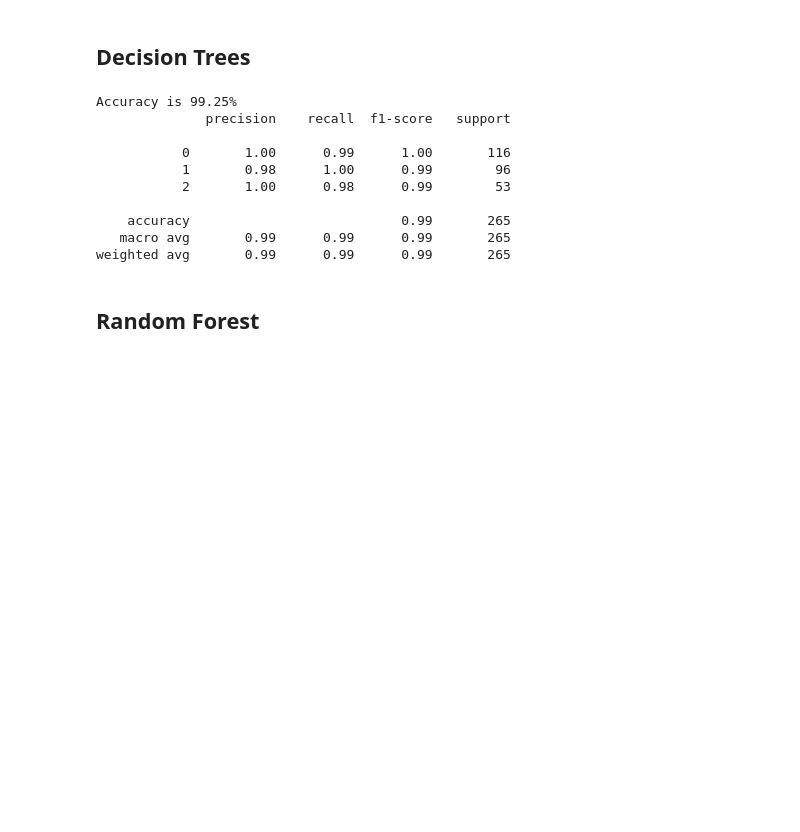
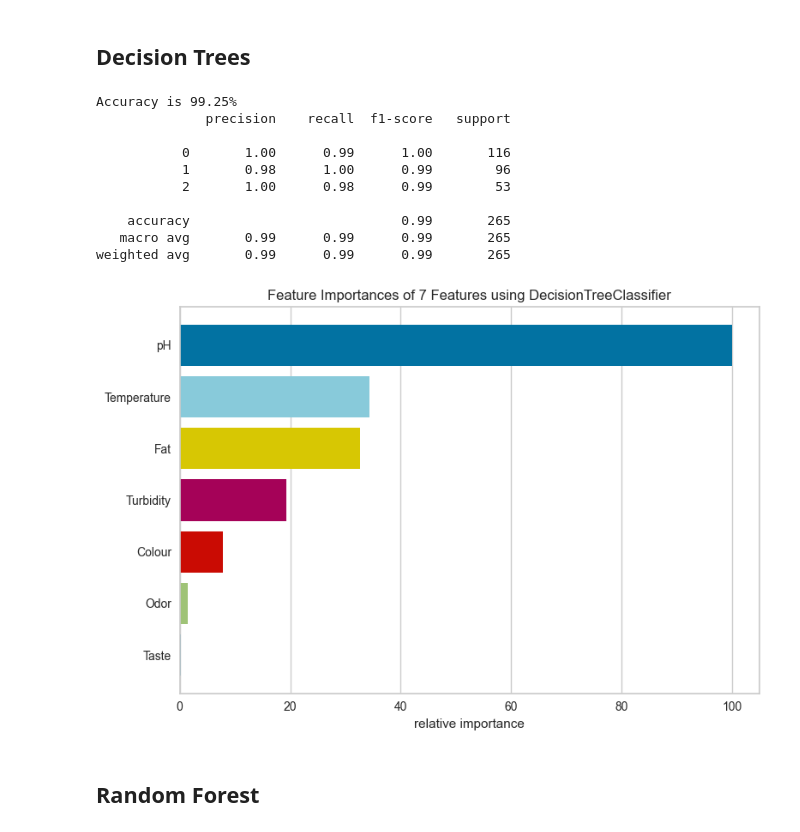
Before and after one commit to ManvithGayam/cs451-milk-quality, a Jupyter notebook: notebook.ipynb, the cells around one changed output. Saved outputs shown, nothing was run; the diff lists cells and outputs as text; code cells hidden in the pictures; blank space fills up the shorter version.

Commit message:
added more graphs

```diff
--- a/notebook.ipynb
+++ b/notebook.ipynb
@@ -252,33 +256,40 @@ weighted avg       0.99      0.99      0.99       265
 from sklearn.model_selection import train_test_split
 from sklearn.tree import DecisionTreeClassifier
 from sklearn.metrics import classification_report, accuracy_score
 
 
 X = df1.drop(columns="Grade", axis=1)
 y = df1.Grade
 
 X_train, X_test, y_train, y_test = train_test_split(X,y, test_size=0.25, random_state=40)
 lr = DecisionTreeClassifier(random_state=40)
 lr.fit(X_train, y_train)
 preds = lr.predict(X_test)
 
 print(f'Accuracy is {round(100 * accuracy_score(y_test, preds), 2)}%')
 print(classification_report(y_test, preds))
 
+import yellowbrick
+from yellowbrick.model_selection import FeatureImportances
+fi = FeatureImportances(lr)
+fi.fit(X, y)
+fi.show()
+
 import joblib
 with open('./models/DT.joblib', 'wb') as f:
     joblib.dump(lr,f)
 # %% [output]
 Accuracy is 99.25%
               precision    recall  f1-score   support
 
            0       1.00      0.99      1.00       116
            1       0.98      1.00      0.99        96
            2       1.00      0.98      0.99        53
 
     accuracy                           0.99       265
    macro avg       0.99      0.99      0.99       265
 weighted avg       0.99      0.99      0.99       265
+[figure, added]
 # %% [markdown]
 ## Random Forest
 # %%
```
Also changed, not shown: parts of 6 cells of this notebook.
